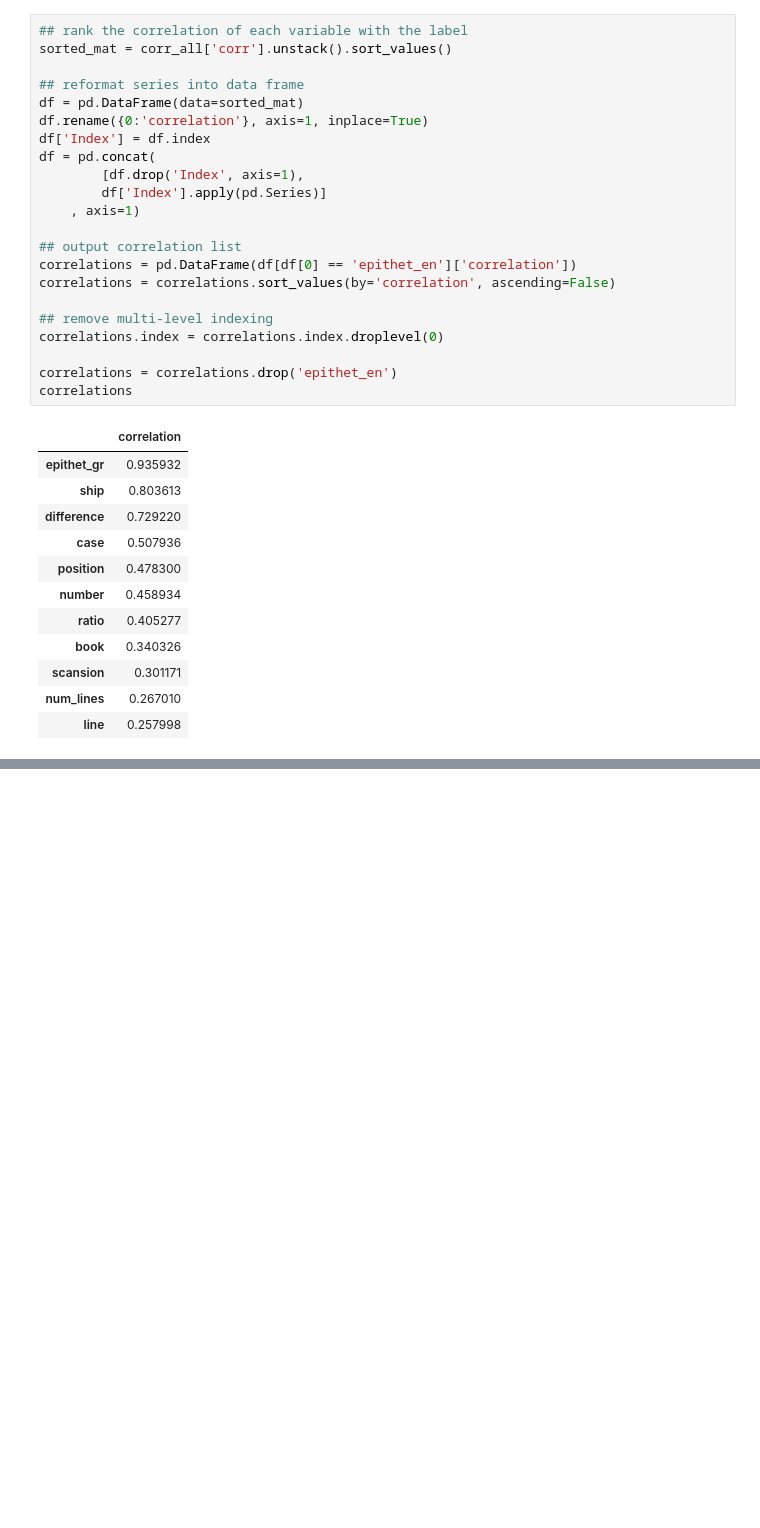
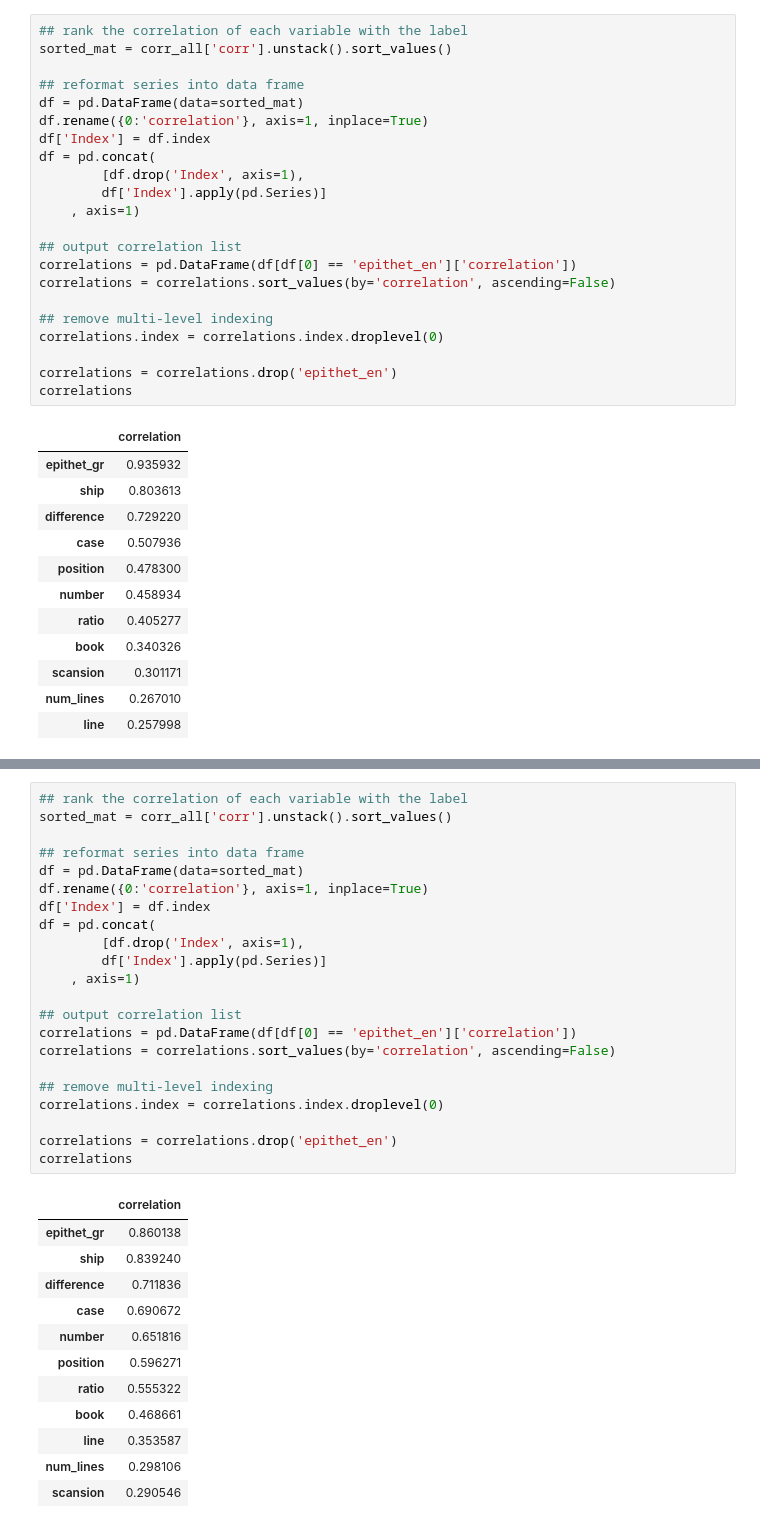
Before and after one commit to jwillmur/ancient_greek, a Jupyter notebook: clas20016_research/analyse_features.ipynb, the cells around one changed output, grey strips where cells are left out. Drawn from its saved outputs; the diff is of its cells as text; blank space fills up the shorter version.

```diff
--- a/clas20016_research/analyse_features.ipynb
+++ b/clas20016_research/analyse_features.ipynb
@@ -93,0 +116,35 @@ correlations
+# %%
+## rank the correlation of each variable with the label
+sorted_mat = corr_all['corr'].unstack().sort_values()
+
+## reformat series into data frame
+df = pd.DataFrame(data=sorted_mat)
+df.rename({0:'correlation'}, axis=1, inplace=True)
+df['Index'] = df.index
+df = pd.concat(
+        [df.drop('Index', axis=1),
+        df['Index'].apply(pd.Series)]
+    , axis=1)
+
+## output correlation list
+correlations = pd.DataFrame(df[df[0] == 'epithet_en']['correlation'])
+correlations = correlations.sort_values(by='correlation', ascending=False)
+
+## remove multi-level indexing
+correlations.index = correlations.index.droplevel(0)
+
+correlations = correlations.drop('epithet_en')
+correlations
+# %% [output]
+|  | correlation |
+| epithet_gr | 0.860138 |
+| ship | 0.839240 |
+| difference | 0.711836 |
+| case | 0.690672 |
+| number | 0.651816 |
+| position | 0.596271 |
+| ratio | 0.555322 |
+| book | 0.468661 |
+| line | 0.353587 |
+| num_lines | 0.298106 |
+| scansion | 0.290546 |
```
Also changed, not shown: parts of 2 cells of this notebook, 2 other files.
